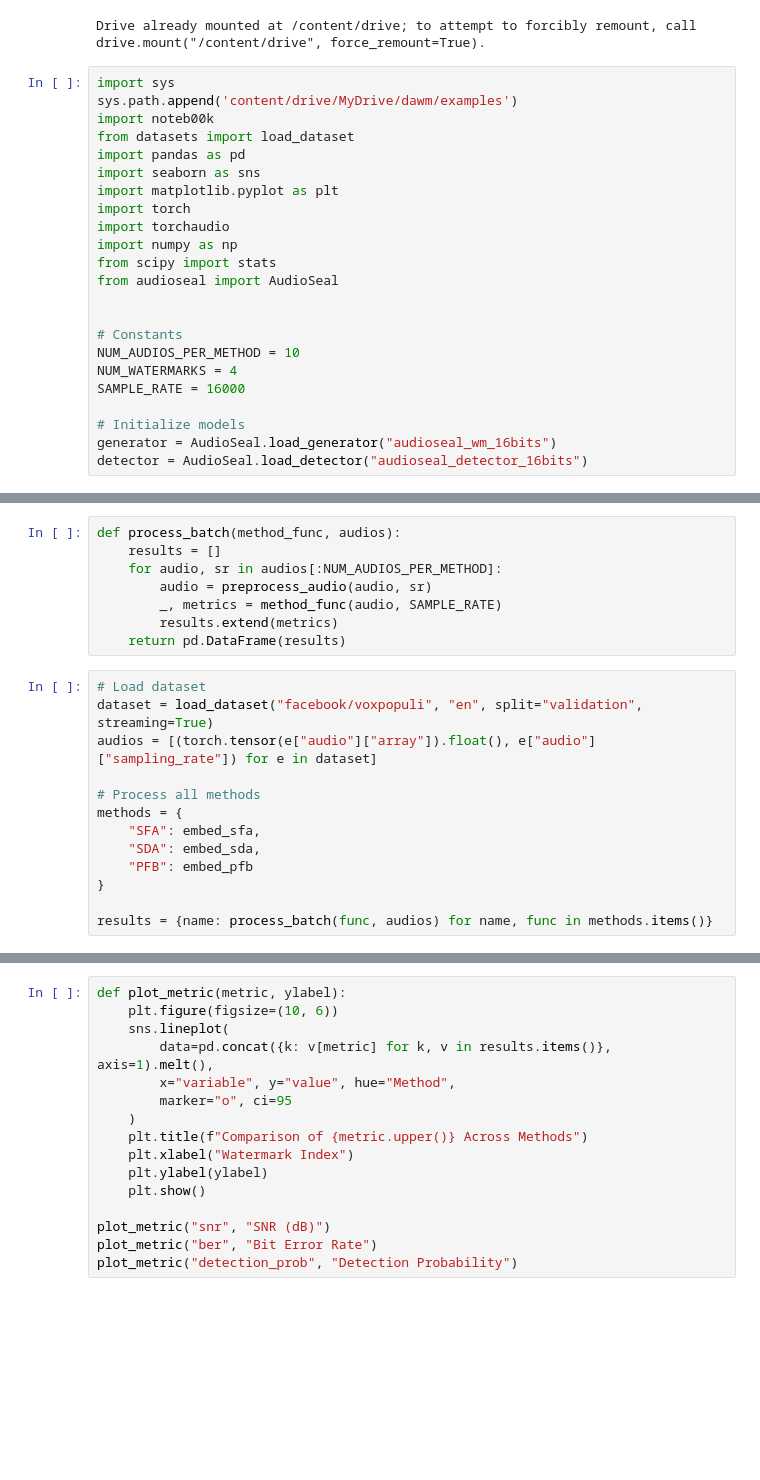
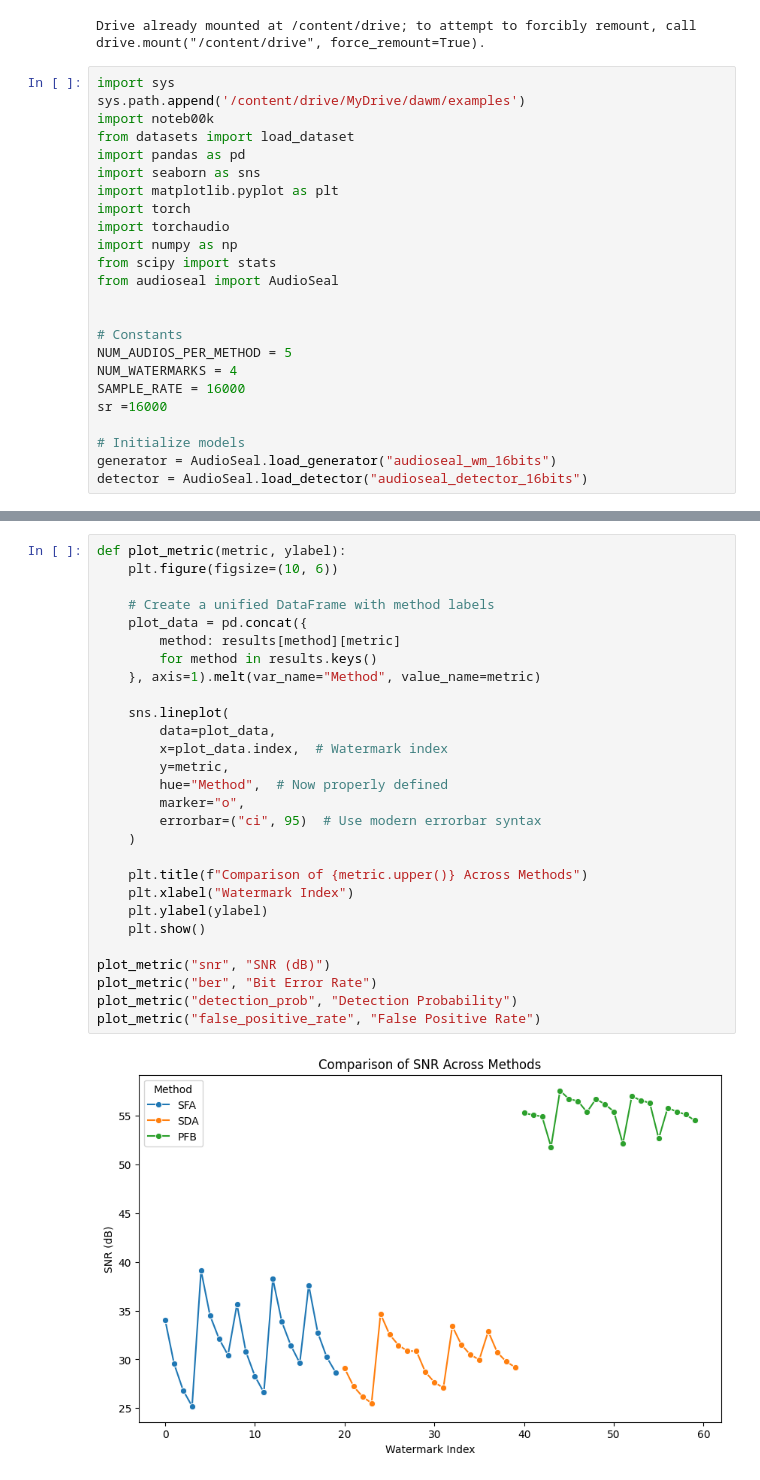
Before and after one commit to mayibongwemoyo/dawm, a Jupyter notebook: multi_method_incremental_watermarking.ipynb, the cells around one changed output, grey strips where cells are left out. Saved outputs shown, nothing was run; the diff lists cells and outputs as text; blank space fills up the shorter version.

Commit message:
Final multi method

```diff
--- a/multi_method_incremental_watermarking.ipynb
+++ b/multi_method_incremental_watermarking.ipynb
@@ -13,7 +13,7 @@ drive.mount('/content/drive')
 Drive already mounted at /content/drive; to attempt to forcibly remount, call drive.mount("/content/drive", force_remount=True).
 # %%
 import sys
-sys.path.append('content/drive/MyDrive/dawm/examples')
+sys.path.append('/content/drive/MyDrive/dawm/examples')
 import noteb00k
 from datasets import load_dataset
 import pandas as pd
@@ -27,9 +27,10 @@ from audioseal import AudioSeal
 
 
 # Constants
-NUM_AUDIOS_PER_METHOD = 10
+NUM_AUDIOS_PER_METHOD = 5
 NUM_WATERMARKS = 4
 SAMPLE_RATE = 16000
+sr =16000
 
 # Initialize models
 generator = AudioSeal.load_generator("audioseal_wm_16bits")
@@ -90,21 +112,0 @@ def calculate_metrics(original, watermarked):
-# %%
-def process_batch(method_func, audios):
-    results = []
-    for audio, sr in audios[:NUM_AUDIOS_PER_METHOD]:
-        audio = preprocess_audio(audio, sr)
-        _, metrics = method_func(audio, SAMPLE_RATE)
-        results.extend(metrics)
-    return pd.DataFrame(results)
-# %%
-# Load dataset
-dataset = load_dataset("facebook/voxpopuli", "en", split="validation", streaming=True)
-audios = [(torch.tensor(e["audio"]["array"]).float(), e["audio"]["sampling_rate"]) for e in dataset]
-
-# Process all methods
-methods = {
-    "SFA": embed_sfa,
-    "SDA": embed_sda,
-    "PFB": embed_pfb
-}
-
-results = {name: process_batch(func, audios) for name, func in methods.items()}
@@ -125,16 +291,30 @@ for (m1, m2) in combinations(methods.keys(), 2):
 # %%
 def plot_metric(metric, ylabel):
     plt.figure(figsize=(10, 6))
+
+    # Create a unified DataFrame with method labels
+    plot_data = pd.concat({
+        method: results[method][metric]
+        for method in results.keys()
+    }, axis=1).melt(var_name="Method", value_name=metric)
+
     sns.lineplot(
-        data=pd.concat({k: v[metric] for k, v in results.items()}, axis=1).melt(),
-        x="variable", y="value", hue="Method",
-        marker="o", ci=95
+        data=plot_data,
+        x=plot_data.index,  # Watermark index
+        y=metric,
+        hue="Method",  # Now properly defined
+        marker="o",
+        errorbar=("ci", 95)  # Use modern errorbar syntax
     )
+
     plt.title(f"Comparison of {metric.upper()} Across Methods")
     plt.xlabel("Watermark Index")
     plt.ylabel(ylabel)
     plt.show()
 
 plot_metric("snr", "SNR (dB)")
 plot_metric("ber", "Bit Error Rate")
 plot_metric("detection_prob", "Detection Probability")
+plot_metric("false_positive_rate", "False Positive Rate")
+# %% [output]
+[figure, added]
```
Also changed, not shown: parts of 11 cells of this notebook.
